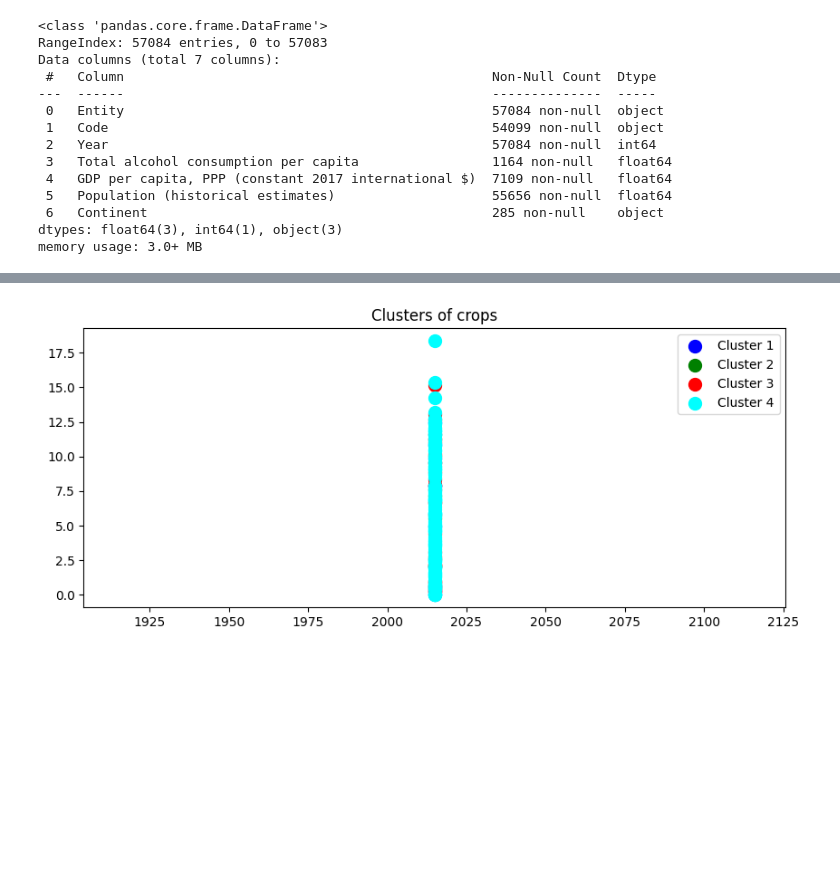
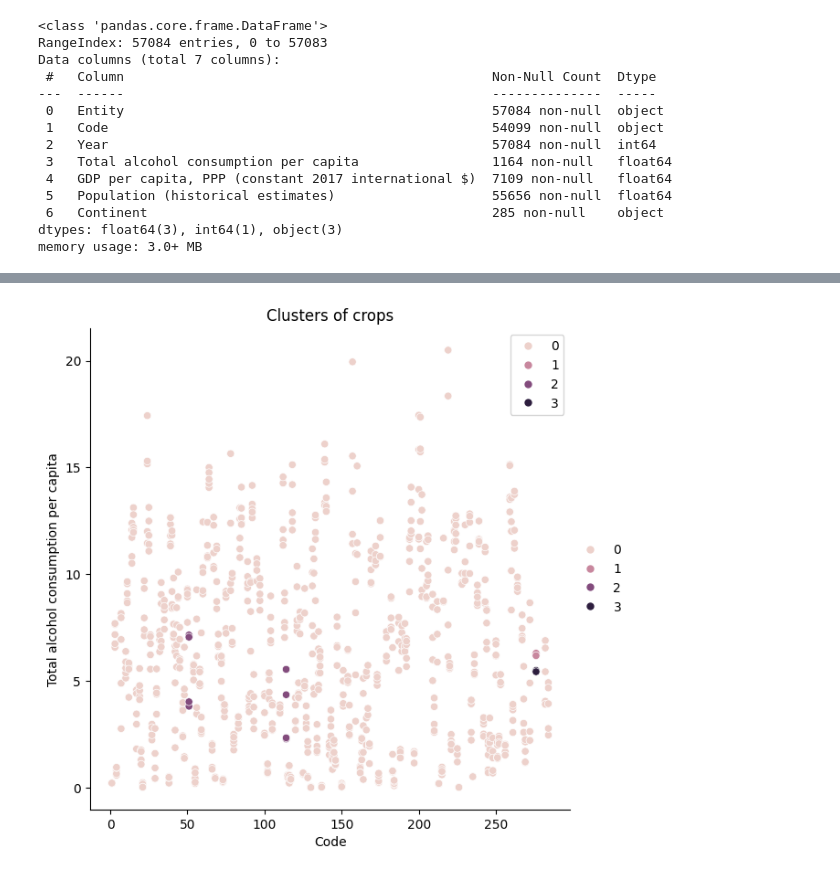
Before and after one commit to vjwua/ML_RegressionProj, a Jupyter notebook: ML_Clustering/Clustering.ipynb, the cells around one changed output, grey strips where cells are left out. Drawn from its saved outputs; the diff is of its cells as text; code cells hidden in the pictures; blank space fills up the shorter version.

Commit message:
Clustering update

```diff
--- a/ML_Clustering/Clustering.ipynb
+++ b/ML_Clustering/Clustering.ipynb
@@ -133,10 +153,9 @@ w= w.rename(columns = {0: 'cluster'})
-# %%
-plt.scatter(x[y_her == 0, 0], x[y_her == 0, 1], s = 100, c = 'blue', label = 'Cluster 1')
-plt.scatter(x[y_her == 1, 0], x[y_her == 1, 1], s = 100, c = 'green', label = 'Cluster 2')
-plt.scatter(x[y_her == 2, 0], x[y_her == 2, 1], s = 100, c = 'red', label = 'Cluster 3')
-plt.scatter(x[y_her == 3, 0], x[y_her == 3, 1], s = 100, c = 'cyan', label = 'Cluster 4')
-plt.title('Clusters of crops')
-plt.legend()
-plt.show()
-# %% [output]
-[figure, removed]
+# %%
+sns.relplot(
+    x="Code", y="Total alcohol consumption per capita", hue=y_her, data=df, height=6,
+);
+plt.title('Clusters of crops')
+plt.legend()
+plt.show()
+# %% [output]
+[figure, added]
```
Also changed, not shown: parts of 8 cells of this notebook.
